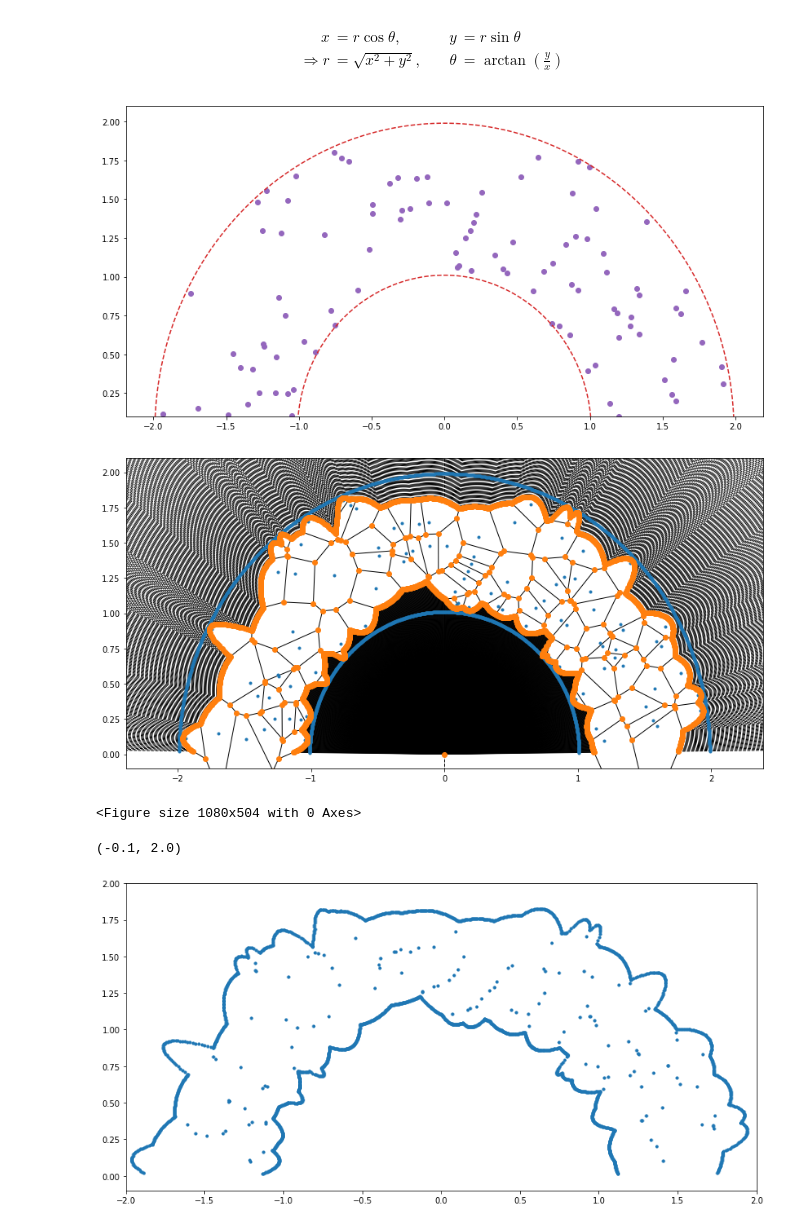
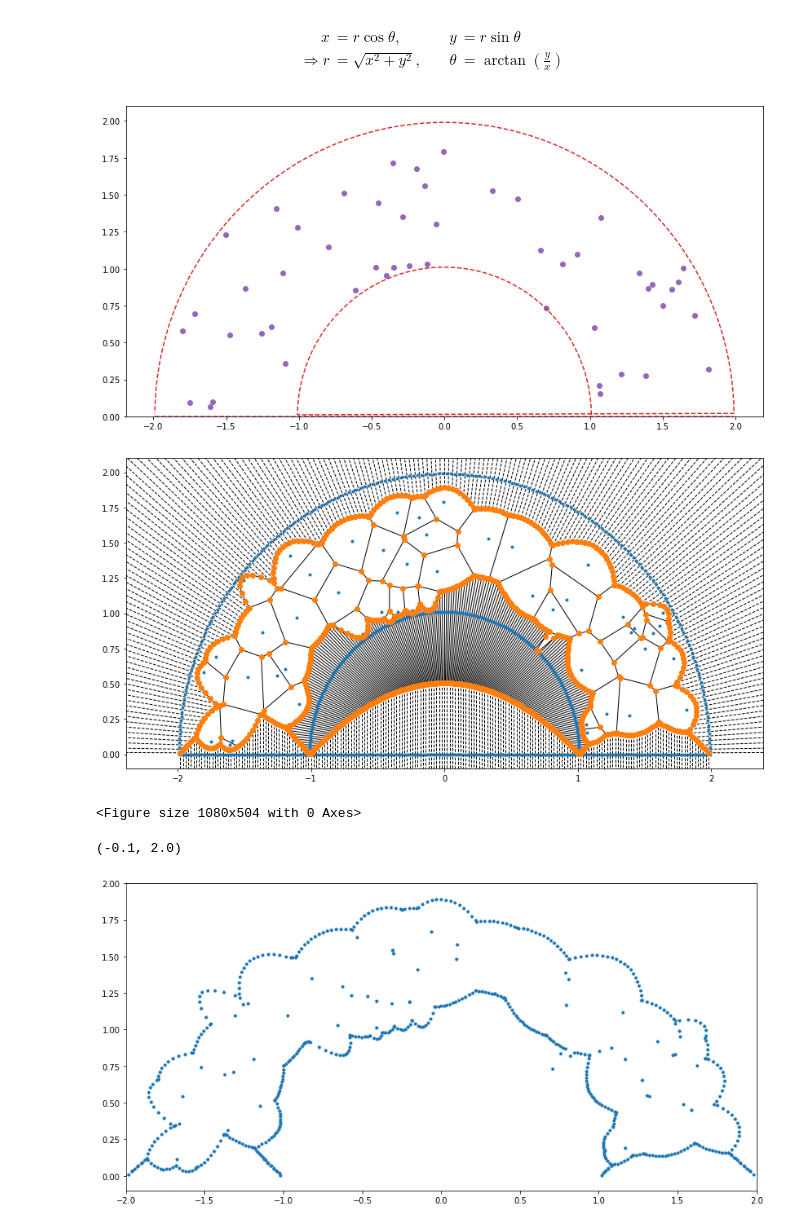
Before and after one commit to joshbrx/biomath_model, a Jupyter notebook: Voronoi.ipynb, the cells around one changed output. Cells and saved outputs as stored; diff of their text form; code cells hidden in the pictures.

```diff
--- a/Voronoi.ipynb
+++ b/Voronoi.ipynb
@@ -59,25 +71,25 @@ Ahora continuamos al definir las fronteras de nuestra superficie. Como queremos
 \end{align}
 # %%
 ### parámetros
-tol = 0.01
-theta = np.linspace(tol, np.pi-tol, 1000);
+tol = 0.01; n_space = 200
+theta = np.linspace(tol, np.pi-tol, n_space);
 r = np.array([1.0 + tol, 2.0 - tol]);
 
 ### funciones
 alpha_x = lambda r, theta: r*np.cos(theta);
 alpha_y = lambda r, theta: r*np.sin(theta);
 # %%
-N = 100;
+N = 50;
+X_border, Y_border = [], []
+for i in range(len(r)):
+    X_border.append(alpha_x(r[i], theta))
+    Y_border.append(alpha_y(r[i], theta))
 
-X, Y = [], []
-for i in range(len(r)):
-    X.append(alpha_x(r[i], theta))
-    Y.append(alpha_y(r[i], theta))
+X_border = np.array(X_border).flatten()
+Y_border = np.array(Y_border).flatten()
+pts_border = np.array([X_border, Y_border]).T
 
-X = np.array(X).flatten()
-Y = np.array(Y).flatten()
-pts = np.array([X, Y]).T
-
+#----------------------------------------
 r_rand     = np.random.rand(N) * abs(r[-1]-r[0]) + r[0]
 theta_rand = np.random.rand(N) * abs(theta[-1]-theta[0]) + theta[0]
 
@@ -85,31 +97,39 @@ X_rand = alpha_x(r_rand, theta_rand)
 Y_rand = alpha_y(r_rand, theta_rand)
 pts_rand = np.array([X_rand, Y_rand]).T
 
+#----------------------------------------
+X_base = np.linspace(-r[1], r[1], n_space).flatten()
+Y_base = np.zeros(n_space).flatten()
+pts_base = np.array([X_base, Y_base]).T
+
+#----------------------------------------
+
 plt.scatter(X_rand, Y_rand, color="tab:purple")
-plt.plot(X, Y, "--", color="tab:red"); plt.ylim([0.1,2.1])
-plt.show()
+plt.plot(X_border, Y_border, "--", color="tab:red");
+plt.plot(X_base, Y_base, "--", color="tab:red");
+plt.ylim([0.0,2.1]); plt.show()
 # %% [output]
-[figure, old version]
+[figure, new version]
 # %%
-total = np.concatenate((pts, pts_rand))
+total = np.concatenate((pts_border, pts_rand, pts_base))
 vor = Voronoi(total)
 vor_vertices = vor.vertices
 vor_regions = vor.regions
 
 voronoi_plot_2d(vor)
 plt.ylim([-0.1,2.1])
 plt.figure(figsize=(15,7))
 plt.show()
 # %% [output]
-[figure, old version]
+[figure, new version]
 <Figure size 1080x504 with 0 Axes>
 # %%
 vor_vertices = vor_vertices[np.where(vor_vertices[:,1] >= 0)]
 vor_vertices = vor_vertices[np.where(np.sqrt(vor_vertices[:,1]**2+vor_vertices[:,0]**2) >=r[0])]
 vor_vertices = vor_vertices[np.where(np.sqrt(vor_vertices[:,1]**2+vor_vertices[:,0]**2) <=r[1])]
-hull = ConvexHull(vor_vertices)
+# hull = ConvexHull(vor_vertices)
 plt.scatter(vor_vertices[:,0], vor_vertices[:,1], s=10)
 plt.xlim([-2,2]); plt.ylim([-0.1,2])
 # %% [output]
 (-0.1, 2.0)
-[figure, old version]
+[figure, new version]
```
Also changed, not shown: parts of 17 cells of this notebook.
